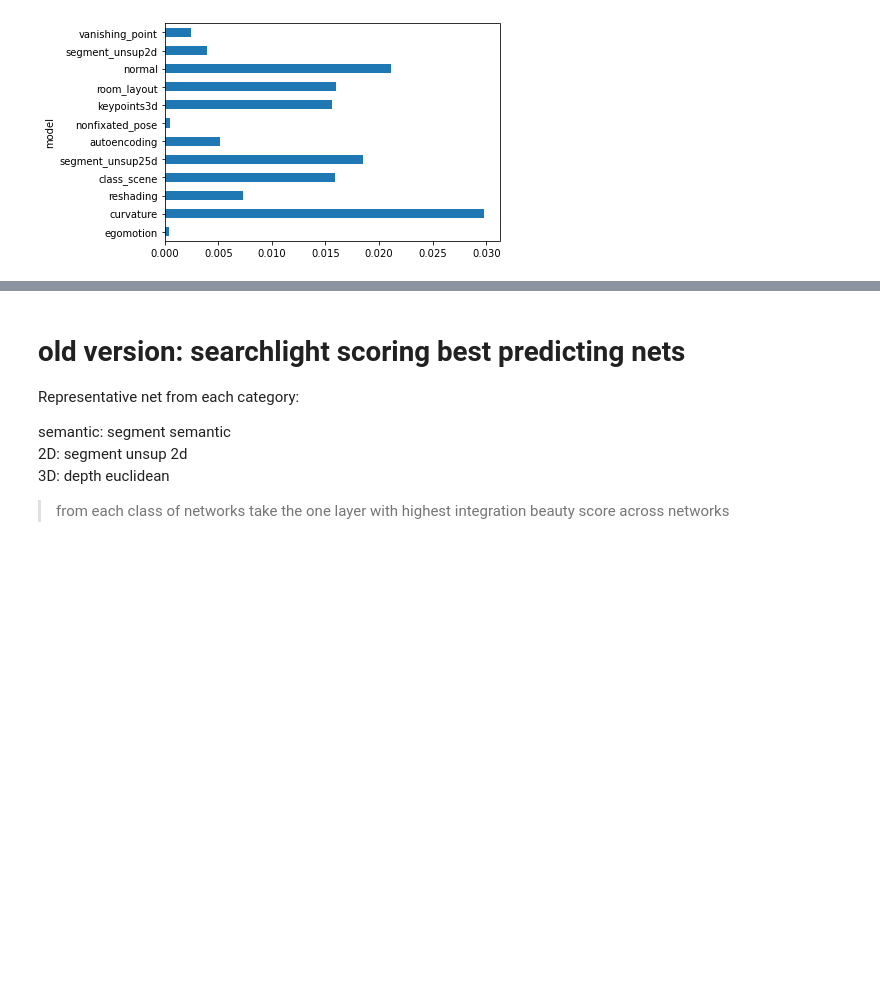
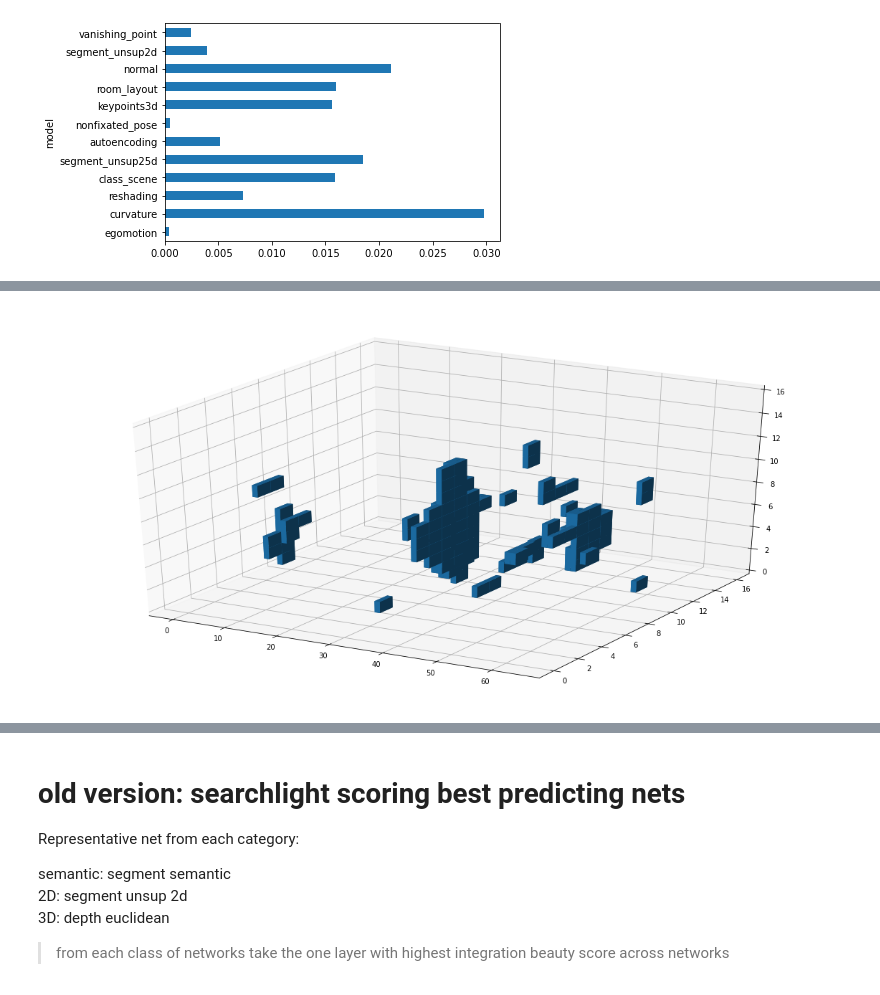
Before and after one commit to toniklenk/analysis-taskonomy, a Jupyter notebook: scripts/factor3 spatialintegration.ipynb, the cells around one changed output, grey strips where cells are left out. Cells and saved outputs as stored; diff of their text form; code cells hidden in the pictures; blank space fills up the shorter version.

```diff
--- a/scripts/factor3 spatialintegration.ipynb
+++ b/scripts/factor3 spatialintegration.ipynb
@@ -656,0 +735,5 @@ ns.map_back_scores(scores, pat)
+# %%
+ax = plt.figure(figsize=(20,10)).add_subplot(projection="3d")
+ax.voxels(singlescores3d[64:128].astype(bool));
+# %% [output]
+[figure, added]
```
Also changed, not shown: parts of 42 cells of this notebook, 4 other files.
